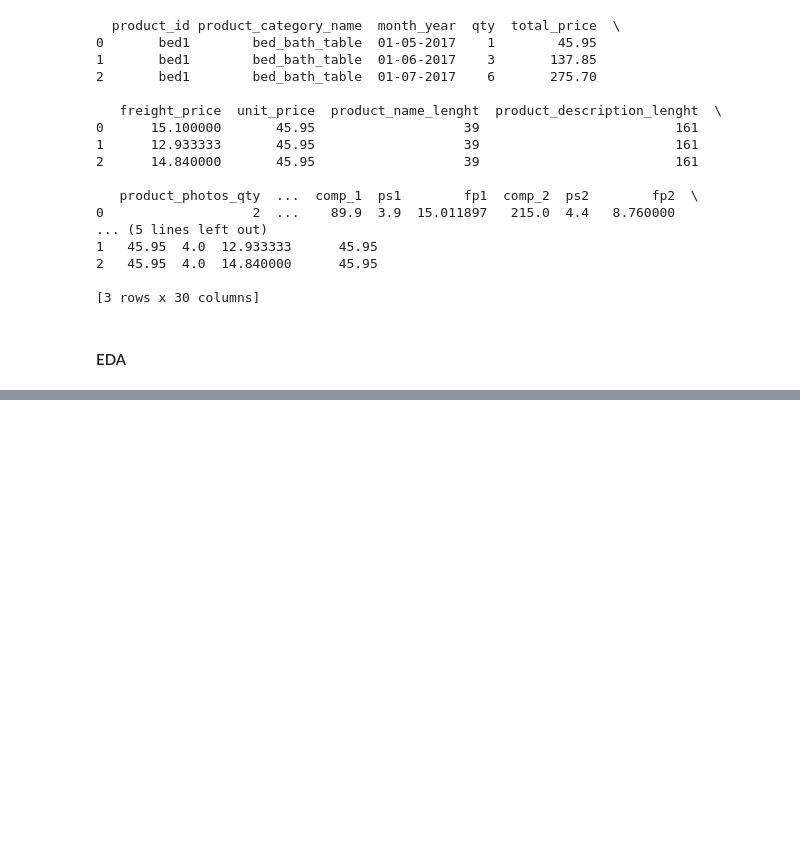
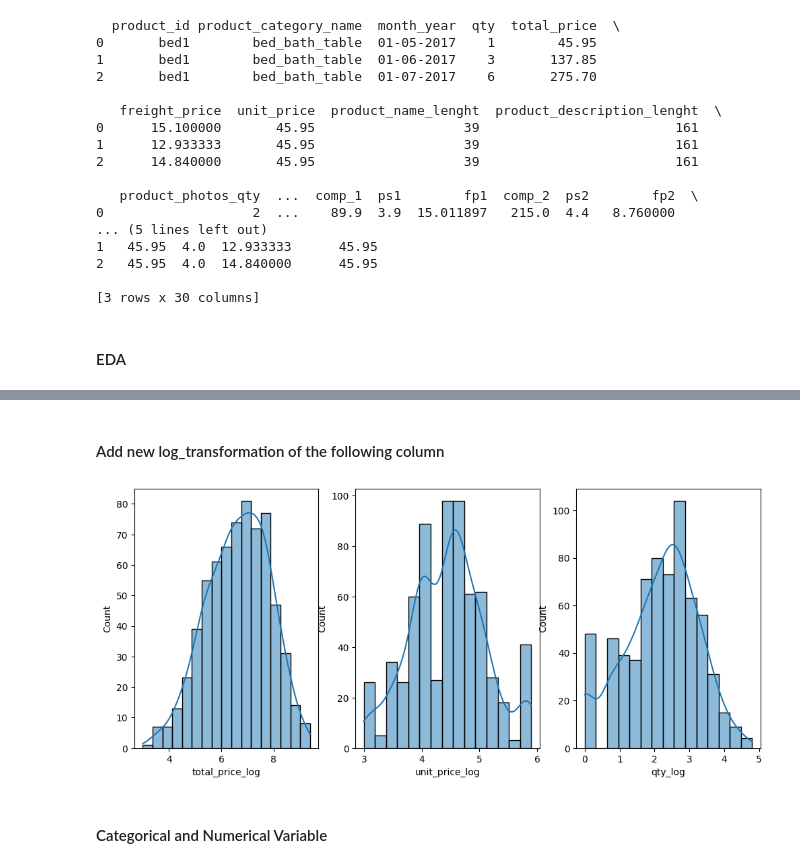
Before and after one commit to AdirajJohn/Retail_Price_Optimization, a Jupyter notebook: Price_optimization.ipynb, the cells around one changed output, grey strips where cells are left out. Cells and saved outputs as stored; diff of their text form; code cells hidden in the pictures; blank space fills up the shorter version.

```diff
--- a/Price_optimization.ipynb
+++ b/Price_optimization.ipynb
@@ -32,5 +32,7 @@ print(df.head(3))
 2   45.95  4.0  14.840000      45.95
 
 [3 rows x 30 columns]
+# %%
+df=df.drop(columns="product_id")
 # %% [markdown]
 #### EDA
@@ -57,0 +114,3 @@ dtype: int64
+# %%
+df["month_year"]=pd.to_datetime(df["month_year"],format='%d-%m-%Y').dt.strftime("%Y-%m")
+print(df["month_year"])
@@ -57,0 +130,16 @@ dtype: int64
+# %% [markdown]
+#### Add new log_transformation of the following column
+# %%
+df["total_price_log"]=np.log(df["total_price"])
+df["unit_price_log"]=np.log(df["unit_price"])
+df["qty_log"]=np.log(df["qty"])
+# %%
+fig,axes=plt.subplots(1,3,figsize=(12,5))
+axes=axes.flatten()
+feature=["total_price_log","unit_price_log","qty_log"]
+for i in range(len(feature)):
+    sns.histplot(df[feature[i]],kde=True,ax=axes[i])
+# %% [output]
+[figure, added]
+# %% [markdown]
+#### Categorical and Numerical Variable
```
Also changed, not shown: parts of 14 cells of this notebook, 1 other file.
